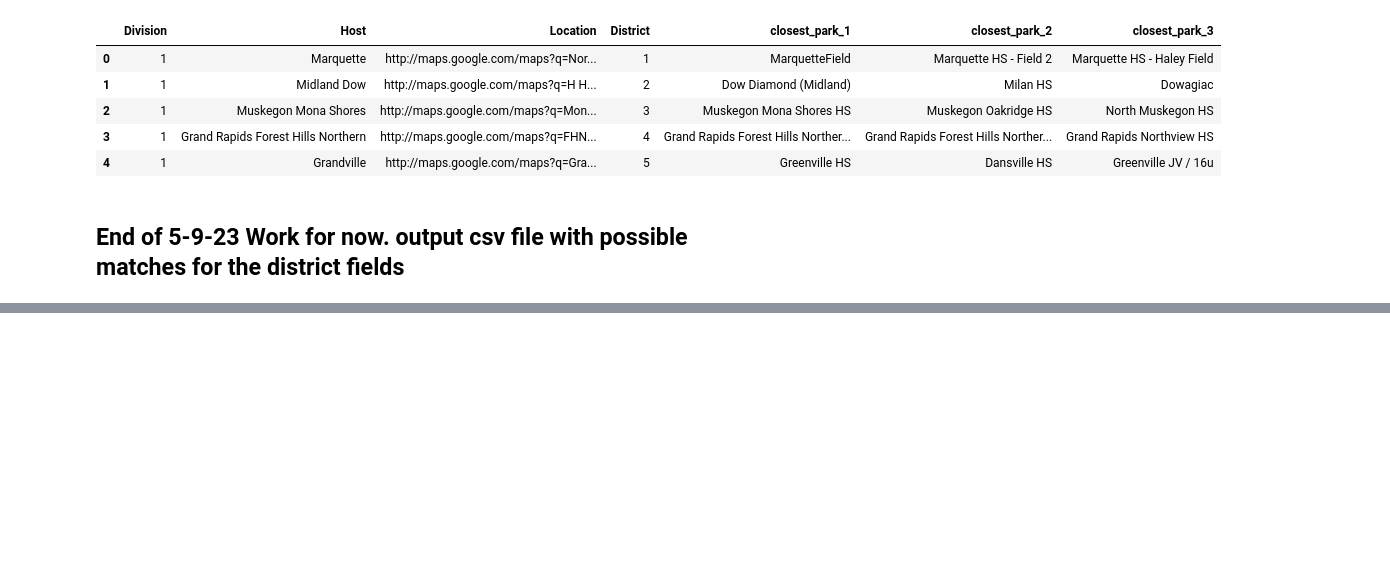
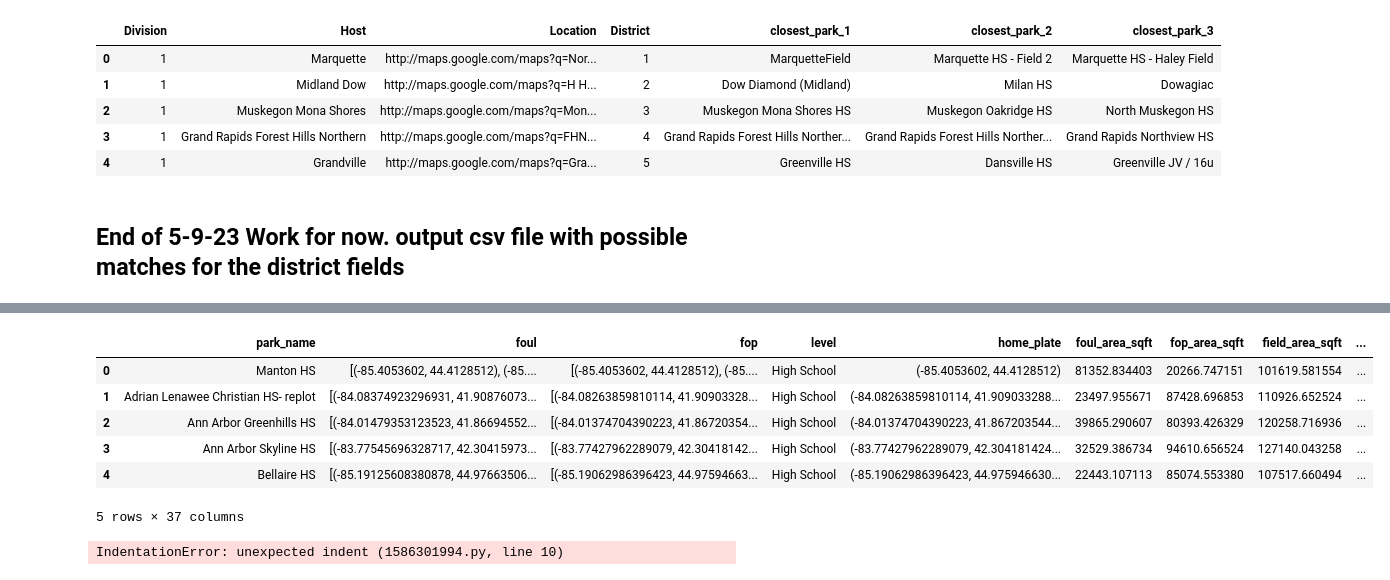
Before and after one commit to JSmith1826/BB_parks, a Jupyter notebook: quick_workbook.ipynb, the cells around one changed output, grey strips where cells are left out. Cells and saved outputs as stored; diff of their text form; code cells hidden in the pictures; blank space fills up the shorter version.

Commit message:
save point started replots, need restart of machine

```diff
--- a/quick_workbook.ipynb
+++ b/quick_workbook.ipynb
@@ -506,3 +510,42 @@ df.to_csv('district_fields_text_match.csv', index=False)
+# %%
+## Dependencies and Setup
+import matplotlib.pyplot as plt
+import pandas as pd
+import scipy.stats as st
+import numpy as np
+
+# Load files
+df_out = pd.read_csv('outlier_fields.csv')
+
+df_out.head()
+# %% [output]
+|  | park_name | foul | fop | level | home_plate | foul_area_sqft | fop_area_sqft | field_area_sqft | ... |
+| 0 | Manton HS | [(-85.4053602, 44.4128512), (-85.... | [(-85.4053602, 44.4128512), (-85.... | High School | (-85.4053602, 44.4128512) | 81352.834403 | 20266.747151 | 101619.581554 | ... |
+| 1 | Adrian Lenawee Christian HS- replot | [(-84.08374923296931, 41.90876073... | [(-84.08263859810114, 41.90903328... | High School | (-84.08263859810114, 41.909033288... | 23497.955671 | 87428.696853 | 110926.652524 | ... |
+| 2 | Ann Arbor Greenhills HS | [(-84.01479353123523, 41.86694552... | [(-84.01374704390223, 41.86720354... | High School | (-84.01374704390223, 41.867203544... | 39865.290607 | 80393.426329 | 120258.716936 | ... |
+| 3 | Ann Arbor Skyline HS | [(-83.77545696328717, 42.30415973... | [(-83.77427962289079, 42.30418142... | High School | (-83.77427962289079, 42.304181424... | 32529.386734 | 94610.656524 | 127140.043258 | ... |
+| 4 | Bellaire HS | [(-85.19125608380878, 44.97663506... | [(-85.19062986396423, 44.97594663... | High School | (-85.19062986396423, 44.975946630... | 22443.107113 | 85074.553380 | 107517.660494 | ... |
+5 rows × 37 columns
+# %%
+## Find the actual homeplate for each field
+
+## Look through the 'fop' coulmn and find any points that are in the list twice
+## The repeated points should be the homeplate
+
+## Loop through the fop column and find the repeated points
+## Add the repeated points to a list with the field name
+
+## Create a new column in the df_out dataframe with the homeplate coordinates
+for each in df_out['fop']:
+    if each in df_out['fop']:
+        print(each)
+    else:
+        print('no match')
+
+## Create a new column in the df_out dataframe with the homeplate coordinates
+df_out['homeplate_extract'] = df_out['fop'].str.extract(r'(\d{2}\.\d{4,5})')
+# %% [output]
+IndentationError: unexpected indent (1586301994.py, line 10)
 # %%
 import pandas as pd
 import requests
```
Also changed, not shown: parts of 1 cell of this notebook, 1 other file.
